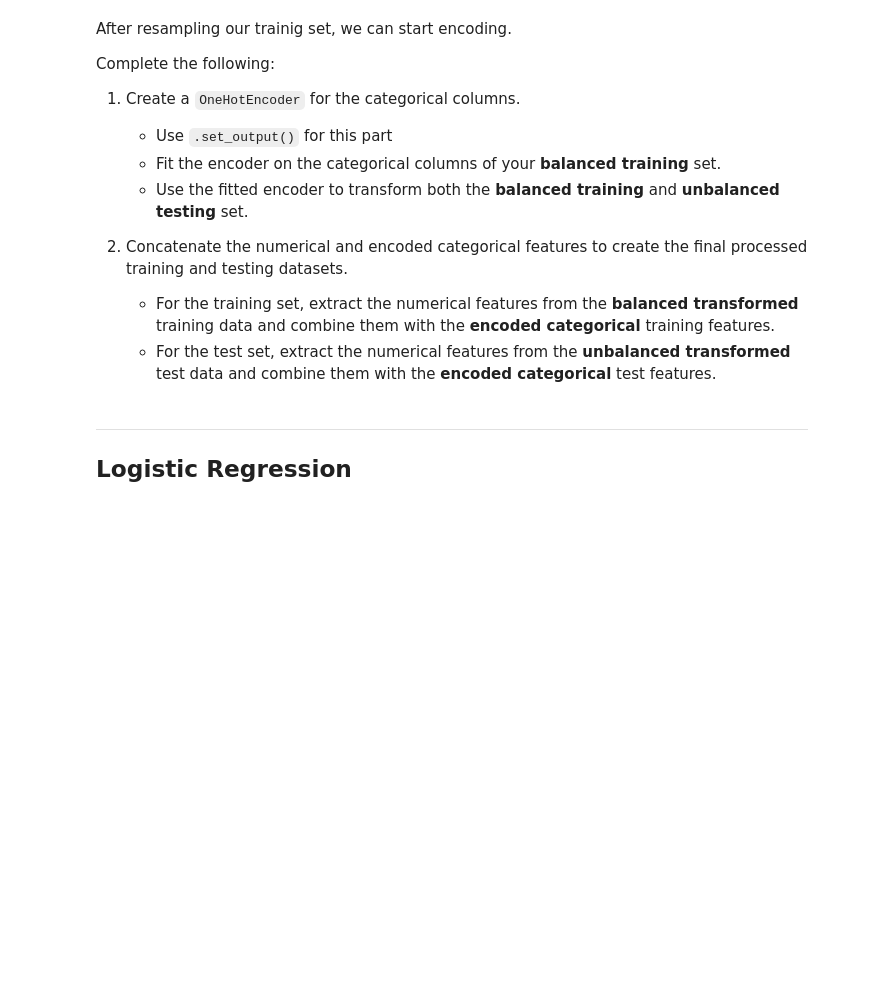
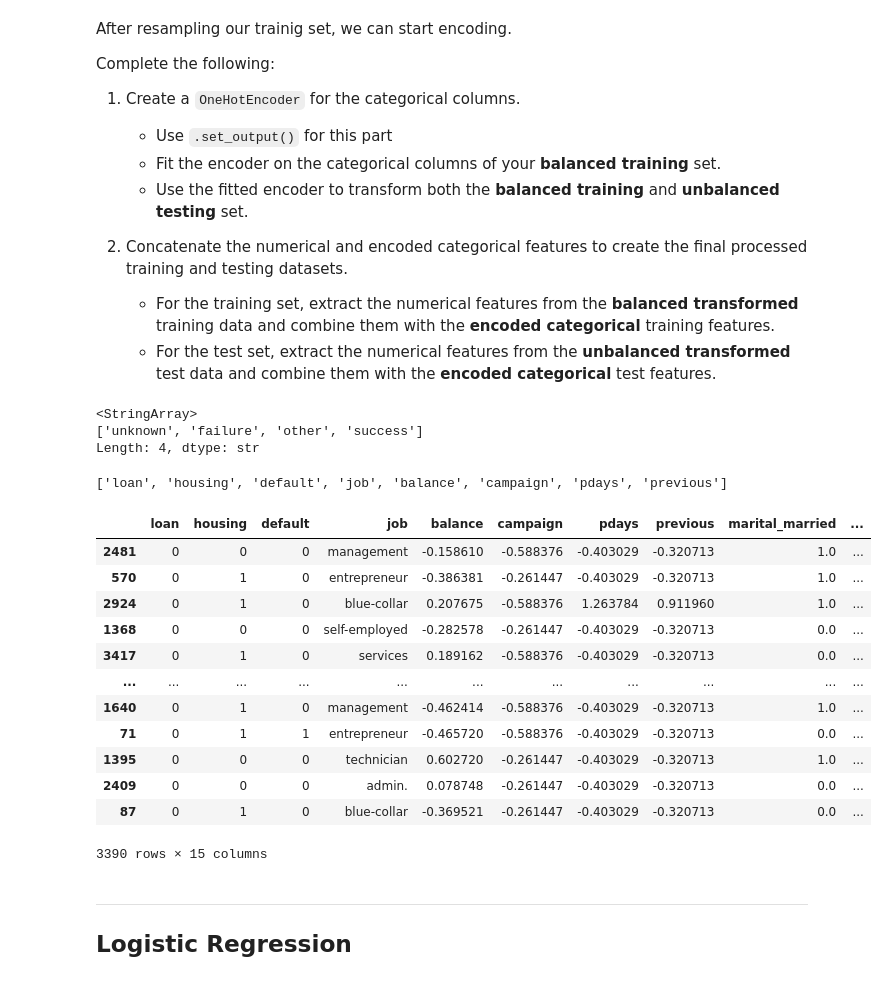
Before and after one commit to talalal3thman/test-github, a Jupyter notebook: content/03-supervised-machine-learning/11-imbalanced-data/labs/lab-classification-bank-marketing.ipynb, the cells around one changed output. Cells and saved outputs as stored; diff of their text form; code cells hidden in the pictures; blank space fills up the shorter version.

```diff
--- a/content/03-supervised-machine-learning/11-imbalanced-data/labs/lab-classification-bank-marketing.ipynb
+++ b/content/03-supervised-machine-learning/11-imbalanced-data/labs/lab-classification-bank-marketing.ipynb
@@ -432,10 +432,51 @@ Complete the following:
 2. Concatenate the numerical and encoded categorical features to create the final processed training and testing datasets.
     - For the training set, extract the numerical features from the **balanced transformed** training data and combine them with the **encoded categorical** training features.
     - For the test set, extract the numerical features from the **unbalanced transformed** test data and combine them with the **encoded categorical** test features.
+# %%
+df['poutcome'].unique()
+# %% [output]
+<StringArray>
+['unknown', 'failure', 'other', 'success']
+Length: 4, dtype: str
 # %%
 # -------------------------
 # Encode categorical features
 # -------------------------
+# One-hot encode the neighborhood variable
+
+# Step 1. Instantiate the transformer
+ohe = OneHotEncoder(
+                drop="first", #drops first column
+                sparse_output=False,  #to not compress the results
+                    ).set_output(transform = "pandas")
+
+# Step 2 & 3. Fit and transform
+X_train_cat_enc = ohe.fit_transform(X_train[['marital', 'contact', 'poutcome']])
+
+# add the encoded columns to the train data
+X_train.drop(columns=['marital', 'contact', 'poutcome'], inplace=True)      # 1. droping the original columns
+print(X_train.columns.to_list())
+
+X_train[X_train_cat_enc.columns.to_list()] = X_train_cat_enc    # 2. adding the encoded columns
+X_train
+
+# during fit, the encoder learns the different categories in features
+# during transform, the data is labelled
+# %% [output]
+['loan', 'housing', 'default', 'job', 'balance', 'campaign', 'pdays', 'previous']
+|  | loan | housing | default | job | balance | campaign | pdays | previous | marital_married | ... |
+| 2481 | 0 | 0 | 0 | management | -0.158610 | -0.588376 | -0.403029 | -0.320713 | 1.0 | ... |
+| 570 | 0 | 1 | 0 | entrepreneur | -0.386381 | -0.261447 | -0.403029 | -0.320713 | 1.0 | ... |
+| 2924 | 0 | 1 | 0 | blue-collar | 0.207675 | -0.588376 | 1.263784 | 0.911960 | 1.0 | ... |
+| 1368 | 0 | 0 | 0 | self-employed | -0.282578 | -0.261447 | -0.403029 | -0.320713 | 0.0 | ... |
+| 3417 | 0 | 1 | 0 | services | 0.189162 | -0.588376 | -0.403029 | -0.320713 | 0.0 | ... |
+| ... | ... | ... | ... | ... | ... | ... | ... | ... | ... | ... |
+| 1640 | 0 | 1 | 0 | management | -0.462414 | -0.588376 | -0.403029 | -0.320713 | 1.0 | ... |
+| 71 | 0 | 1 | 1 | entrepreneur | -0.465720 | -0.588376 | -0.403029 | -0.320713 | 0.0 | ... |
+| 1395 | 0 | 0 | 0 | technician | 0.602720 | -0.261447 | -0.403029 | -0.320713 | 1.0 | ... |
+| 2409 | 0 | 0 | 0 | admin. | 0.078748 | -0.261447 | -0.403029 | -0.320713 | 0.0 | ... |
+| 87 | 0 | 1 | 0 | blue-collar | -0.369521 | -0.261447 | -0.403029 | -0.320713 | 0.0 | ... |
+3390 rows × 15 columns
 # %%
 # -------------------------
 # Combine numerical + encoded categorical features
```
Also changed, not shown: parts of 1 cell of this notebook, 3 other files.
